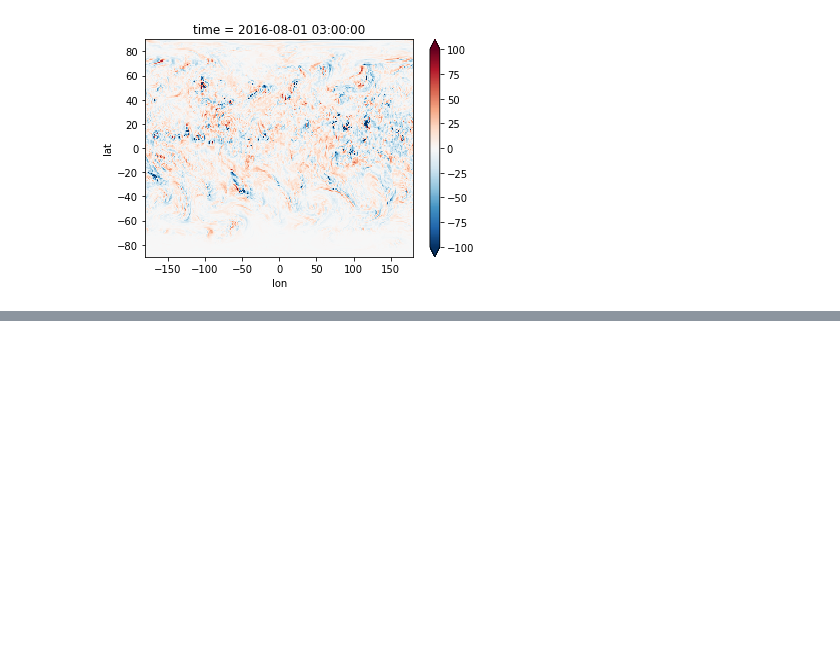
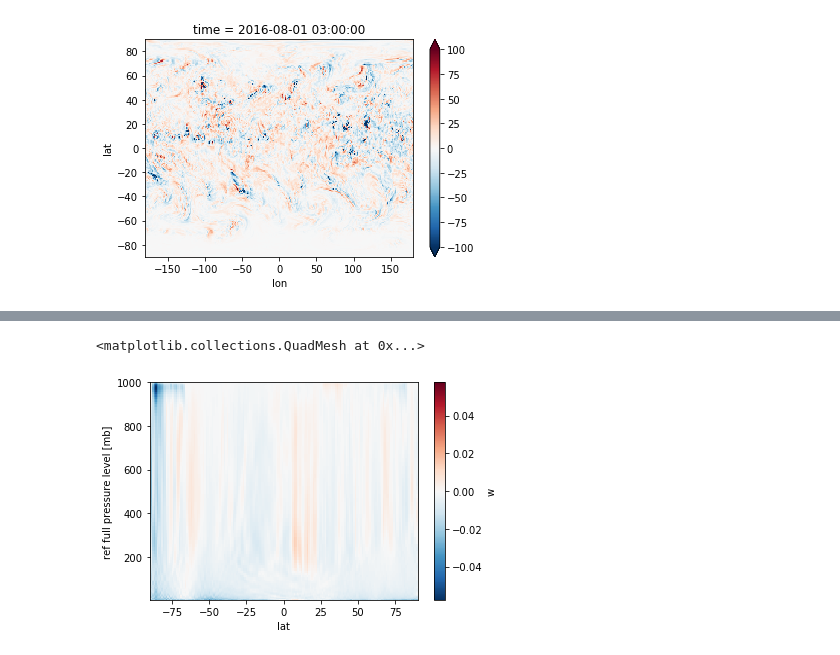
Before and after one commit to ai2cm/fv3net, a Jupyter notebook: notebooks/development/2019-08-30-apparent source.ipynb, the cells around one changed output, grey strips where cells are left out. Saved outputs shown, nothing was run; the diff lists cells and outputs as text; code cells hidden in the pictures; blank space fills up the shorter version.

```diff
--- a/notebooks/development/2019-08-30-apparent source.ipynb
+++ b/notebooks/development/2019-08-30-apparent source.ipynb
@@ -31,0 +58,5 @@ net_precitation[0].plot(vmax=100)
+# %%
+ds.w.mean(['lon', 'time']).plot(yincrease=True)
+# %% [output]
+<matplotlib.collections.QuadMesh at 0x...>
+[figure, added]
```
Also changed, not shown: parts of 20 cells of this notebook, 2 other files.
